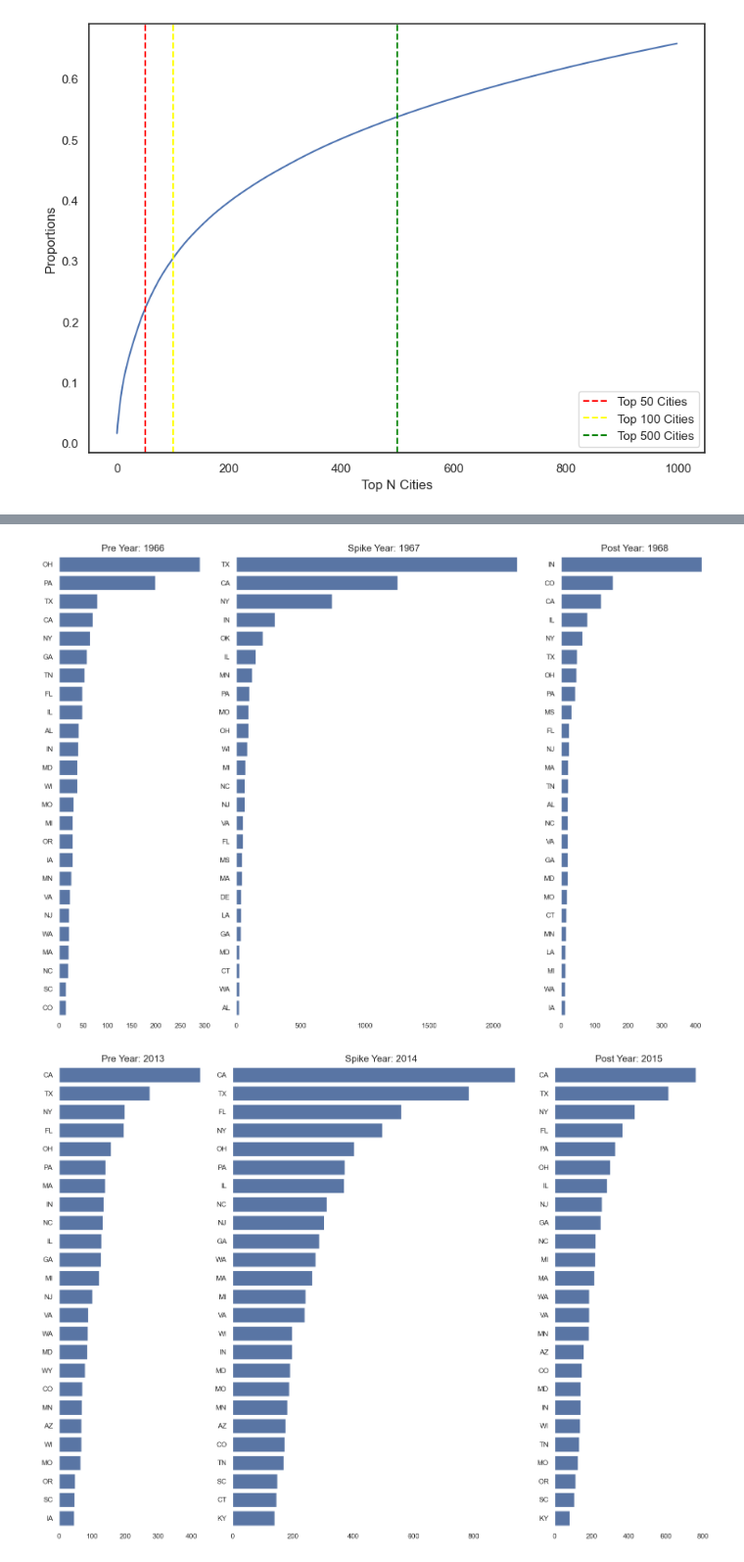
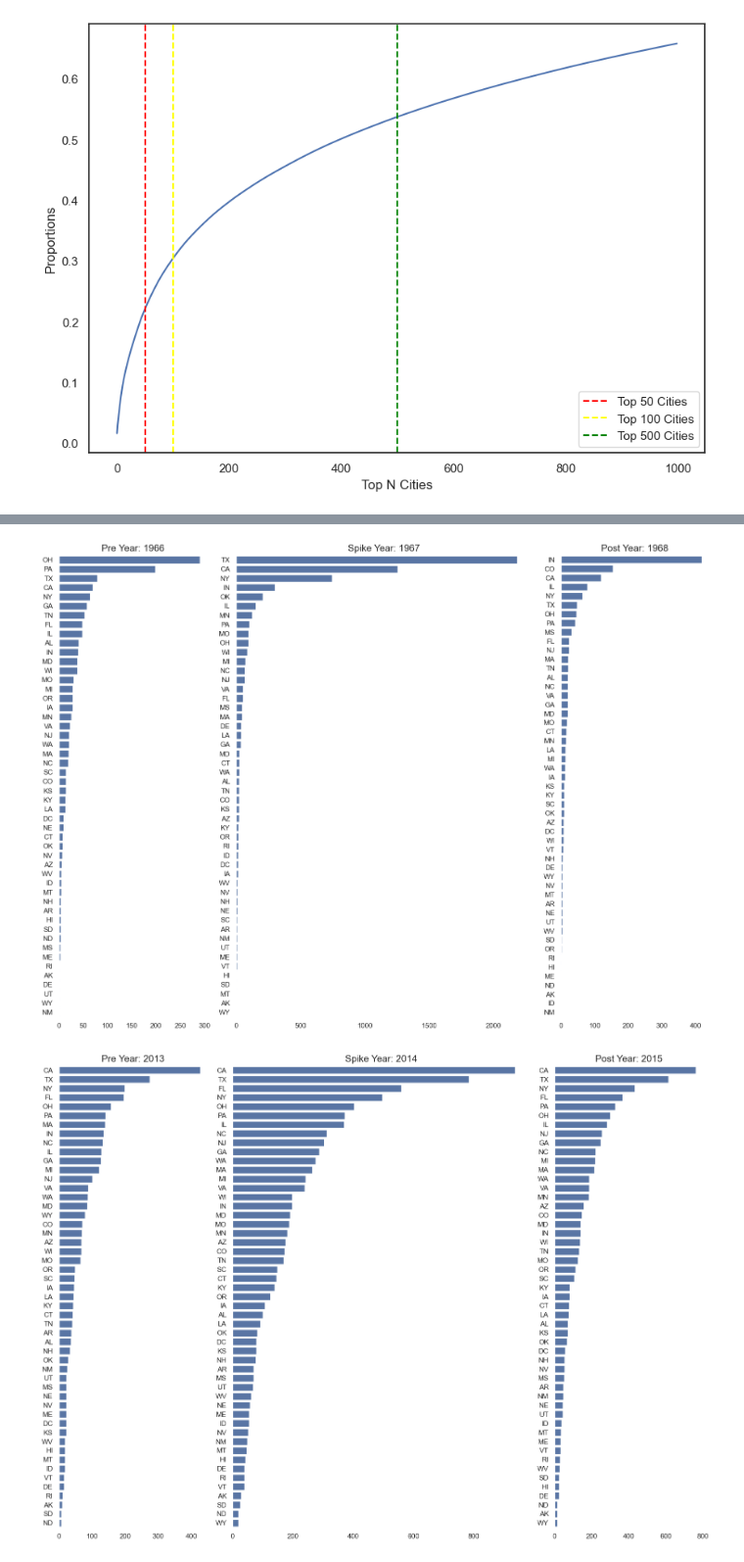
Before and after one commit to daniellancet/Ed_Org_Ecology, a Jupyter notebook: Code/New_Proj_EDA/Non_Profit_Visualizations.ipynb, the cells around one changed output, grey strips where cells are left out. Shown at 98% size. Drawn from its saved outputs; the diff is of its cells as text; code cells hidden in the pictures.

```diff
--- a/Code/New_Proj_EDA/Non_Profit_Visualizations.ipynb
+++ b/Code/New_Proj_EDA/Non_Profit_Visualizations.ipynb
@@ -58,9 +58,9 @@ def pre_post_spike(df, year, column, state=None):
         elif isinstance(state, list):
             df = df[df["state"].isin(state)]
 
-    spike = df[df['ruleyear'] == year][column].value_counts().head(25)
-    pre = df[df['ruleyear'] == (year - 1)][column].value_counts().head(25)
-    post = df[df['ruleyear'] == (year + 1)][column].value_counts().head(25)
+    spike = df[df['ruleyear'] == year][column].value_counts()
+    pre = df[df['ruleyear'] == (year - 1)][column].value_counts()
+    post = df[df['ruleyear'] == (year + 1)][column].value_counts()
 
     fig, ax = plt.subplots(1, 3, figsize=(15, 11), gridspec_kw={'width_ratios': [1, 2, 1]})
 
@@ -88,9 +88,11 @@ def pre_post_spike(df, year, column, state=None):
     sns.despine(left=True, bottom=True)
     plt.tight_layout()
     plt.show()
+    return spike
 
 
-pre_post_spike(df_cleaned, 1943, "state")
-pre_post_spike(df_cleaned, 1967, "state")
-pre_post_spike(df_cleaned, 2014, "state")
+spike_1943 = pre_post_spike(df_cleaned, 1943, "state").to_frame().to_csv("spike_1943_state_counts.csv")
+spike_1967 = pre_post_spike(df_cleaned, 1967, "state").to_frame().to_csv("spike_1967_state_counts.csv")
+spike_2014 = pre_post_spike(df_cleaned, 2014, "state").to_frame().to_csv("spike_2014_state_counts.csv")
+spike_1955 = pre_post_spike(df_cleaned, 1954, "state").to_frame().to_csv("spike_1954_state_counts.csv")
 # %% [output]
@@ -98,2 +100,2 @@ pre_post_spike(df_cleaned, 2014, "state")
-[figure, old version]
+[figure, new version]
-[figure, old version]
+[figure, new version]
```
Also changed, not shown: parts of 2 cells of this notebook.
